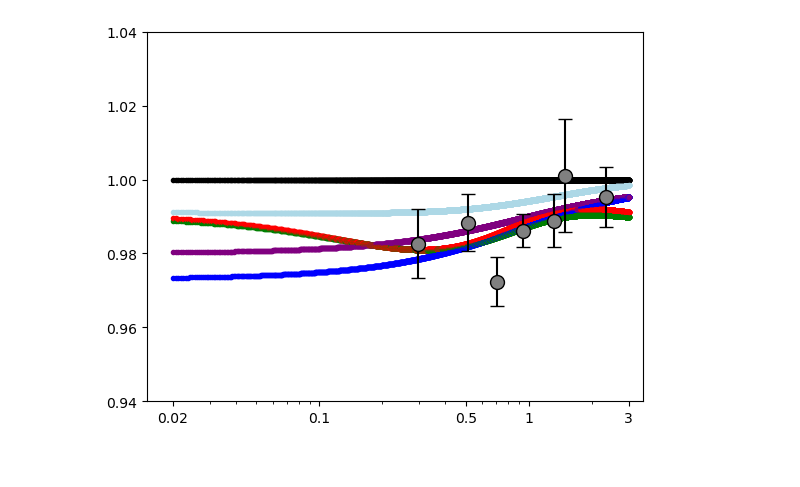
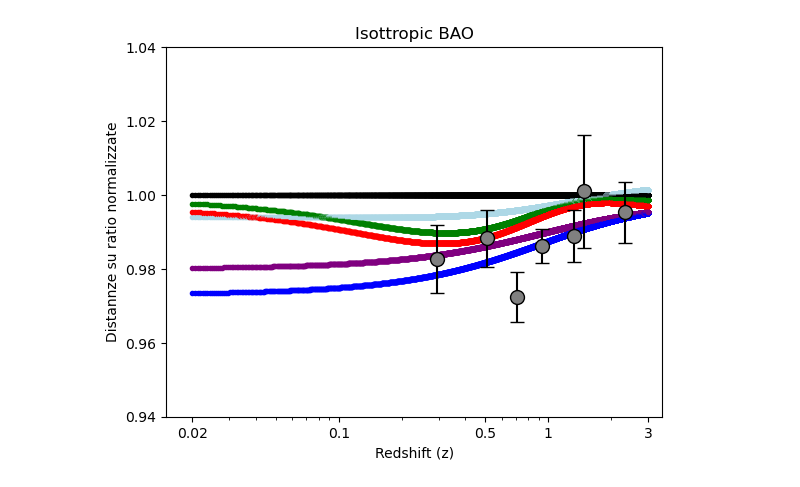
Before and after one commit to PieMongia/astrocosmolib, a Jupyter notebook: demo/paper_desi.ipynb, the cells around one changed output. Drawn from its saved outputs; the diff is of its cells as text; code cells hidden in the pictures.

```diff
--- a/demo/paper_desi.ipynb
+++ b/demo/paper_desi.ipynb
@@ -24,9 +24,9 @@ DESICMB=HubbleFunction(H0=68.51 , OmegaM=0.3034 , OmegaL=1-0.3034, OmegaR=0)
 #w0waDESIDESY5=HubbleFunction(H0=66.8 , OmegaM=0.319 , OmegaL=1-0.319, OmegaR=0)
 #w0waDESICMBDESY5=HubbleFunction(H0=66.74 , OmegaM=0.3191 , OmegaL=1-0.3191, OmegaR=0)
 #Valori che tornano graficamente
-wDESICMBDESY5=HubbleFunction(H0=67.74 , OmegaM=0.3098 , OmegaL=1-0.3098, OmegaR=0)
-w0waDESIDESY5=HubbleFunction(H0=67.8 , OmegaM=0.319 , OmegaL=1-0.319, OmegaR=0)
-w0waDESICMBDESY5=HubbleFunction(H0=67.74 , OmegaM=0.3191 , OmegaL=1-0.3191, OmegaR=0)
+wDESICMBDESY5=HubbleFunction(H0=67.54 , OmegaM=0.3098 , OmegaL=1-0.3098, OmegaR=0)
+w0waDESIDESY5=HubbleFunction(H0=67.2 , OmegaM=0.319 , OmegaL=1-0.319, OmegaR=0)
+w0waDESICMBDESY5=HubbleFunction(H0=67.34 , OmegaM=0.3191 , OmegaL=1-0.3191, OmegaR=0)
 d1=Distances(CMB)
 d2=Distances(DESI)
 d3=Distances(DESICMB)
@@ -35,31 +35,34 @@ d6=Distances(w0waDESICMBDESY5)
 d5=Distances(w0waDESIDESY5)
 
 for z in np.linspace(0.02, 3, 5000):
     plt.plot(z, d1.v_distance(z)/d1.v_distance(z), '.', color='black', label="CMB/CMB")
     plt.plot(z, d2.v_distance(z)/d1.v_distance(z), '.', color='blue', label="DESI/CMB")
     plt.plot(z, d3.v_distance(z)/d1.v_distance(z), '.', color='purple', label="DESICMB/CMB")
     plt.plot(z, d4.v_distance(z,-0.971)/d1.v_distance(z), '.', color='lightblue', label="wDESICMBDESY5/CMB")
     plt.plot(z, d5.v_distance(z,w0=-0.781,wa=-0.72)/d1.v_distance(z), '.', color='green', label="w0waDESIDESY5/CMB")
     plt.plot(z, d6.v_distance(z,w0=-0.752,wa=-0.86)/d1.v_distance(z), '.', color='red', label="w0waDESICMBDESY5/CMB")
 plt.errorbar(0.295, 7.942/(d1.v_distance(0.295)/147.05), yerr=0.075/(d1.v_distance(0.295)/147.05), fmt='o', color='gray', ecolor='black', capsize=5 , markeredgecolor='black', markeredgewidth=1, markersize=10)
 plt.errorbar(0.510, 12.720/(d1.v_distance(0.510)/147.05), yerr=0.099/(d1.v_distance(0.510)/147.05), fmt='o', color='gray', ecolor='black', capsize=5 , markeredgecolor='black', markeredgewidth=1, markersize=10)
 plt.errorbar(0.706, 16.050/(d1.v_distance(0.706)/147.05), yerr=0.110/(d1.v_distance(0.706)/147.05), fmt='o', color='gray', ecolor='black', capsize=5 , markeredgecolor='black', markeredgewidth=1, markersize=10)
 plt.errorbar(0.934, 19.721/(d1.v_distance(0.934)/147.05), yerr=0.091/(d1.v_distance(0.934)/147.05), fmt='o', color='gray', ecolor='black', capsize=5 , markeredgecolor='black', markeredgewidth=1, markersize=10)
 plt.errorbar(1.321, 24.252/(d1.v_distance(1.321)/147.05), yerr=0.174/(d1.v_distance(1.321)/147.05), fmt='o', color='gray', ecolor='black', capsize=5 , markeredgecolor='black', markeredgewidth=1, markersize=10)
 plt.errorbar(1.484, 26.055/(d1.v_distance(1.484)/147.05), yerr=0.398/(d1.v_distance(1.484)/147.05), fmt='o', color='gray', ecolor='black', capsize=5 , markeredgecolor='black', markeredgewidth=1, markersize=10)
 plt.errorbar(2.330, 31.267/(d1.v_distance(2.330)/147.05), yerr=0.256/(d1.v_distance(2.330)/147.05), fmt='o', color='gray', ecolor='black', capsize=5 , markeredgecolor='black', markeredgewidth=1, markersize=10)
 # Scala logaritmica sull'asse x
 plt.xscale('log')
 
 # Personalizza l'asse x con i segni di graduazione desiderati
 plt.xticks([0.02, 0.1, 0.5, 1, 3], ['0.02', '0.1', '0.5', '1', '3'])
 
 # Limiti degli assi
 plt.xlim(0.015, 3.5)
 plt.ylim(0.94, 1.04)
 
 
 # Mostra il grafico
+plt.xlabel("Redshift (z)")
+plt.ylabel("Distannze su ratio normalizzate")
+plt.title("Isotropic BAO")
 plt.show()
 # %% [output]
-[figure, old version]
+[figure, new version]
```
